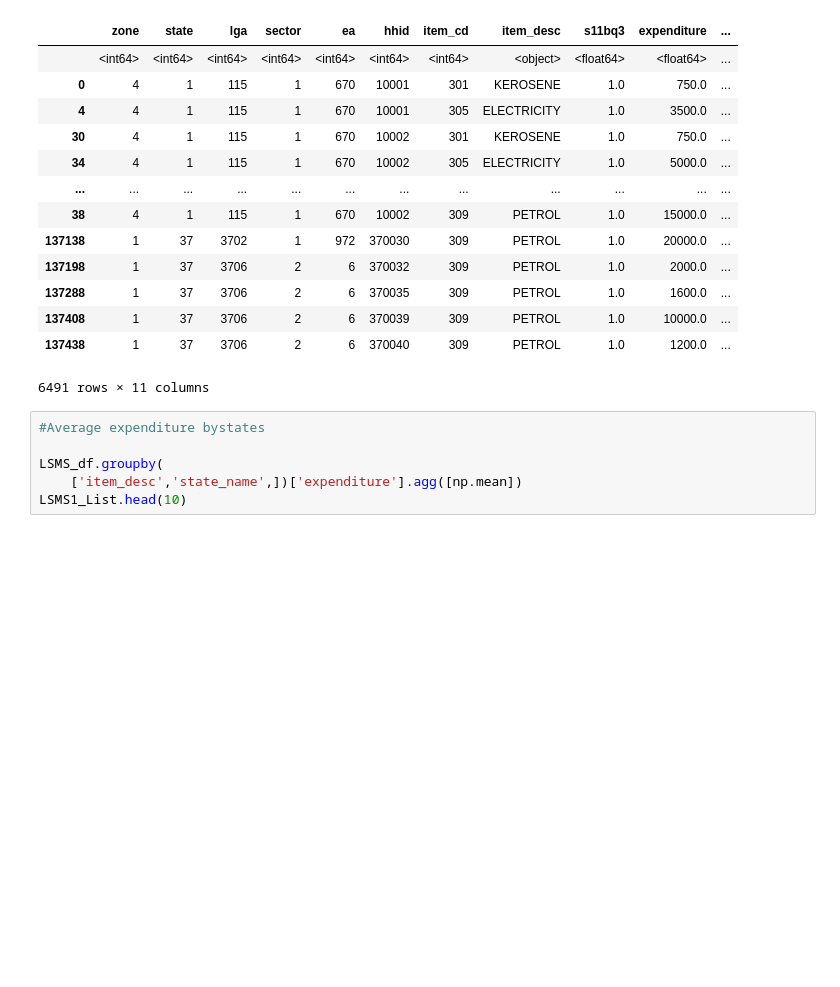
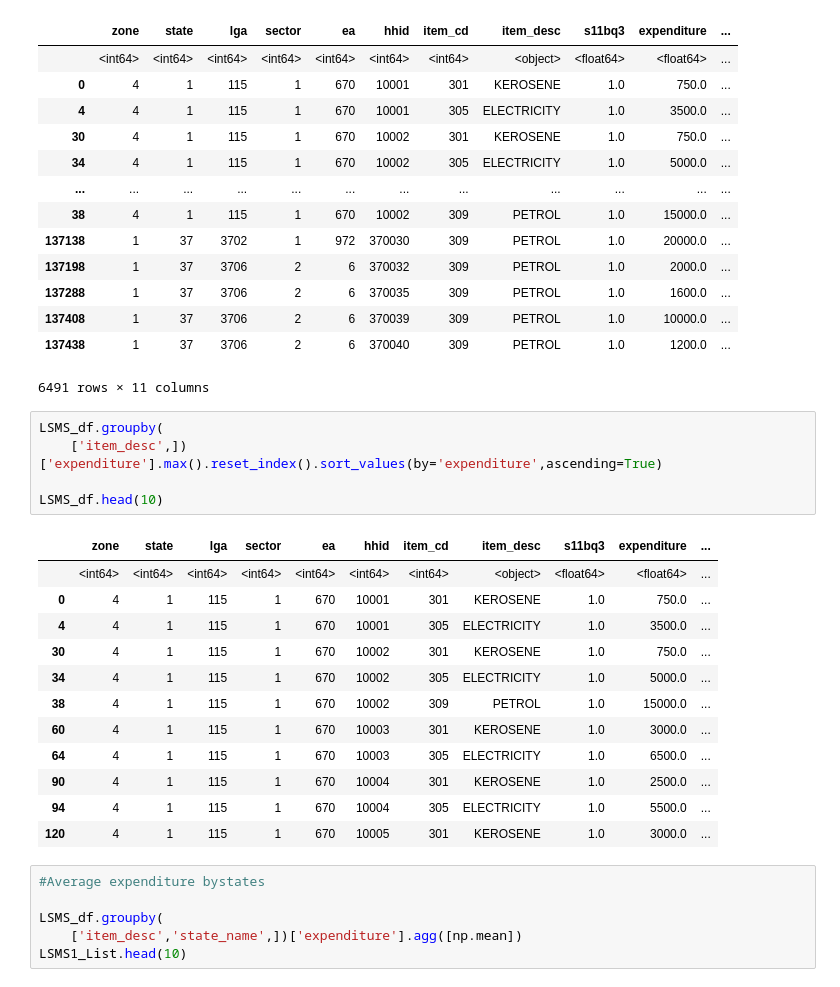
Before and after one commit to FlaviaMasese/Practice-Dash, a Jupyter notebook: Dash practice file.ipynb, the cells around one changed output. Cells and saved outputs as stored; diff of their text form; blank space fills up the shorter version.

```diff
--- a/Dash practice file.ipynb
+++ b/Dash practice file.ipynb
@@ -172,6 +208,24 @@ In a future version of pandas all arguments of Series.drop except for the argume
 | 137408 | 1 | 37 | 3706 | 2 | 6 | 370039 | 309 | PETROL | 1.0 | 10000.0 | ... |
 | 137438 | 1 | 37 | 3706 | 2 | 6 | 370040 | 309 | PETROL | 1.0 | 1200.0 | ... |
 6491 rows × 11 columns
+# %%
+LSMS_df.groupby(
+    ['item_desc',])['expenditure'].max().reset_index().sort_values(by='expenditure',ascending=True)
+
+LSMS_df.head(10)
+# %% [output]
+|  | zone | state | lga | sector | ea | hhid | item_cd | item_desc | s11bq3 | expenditure | ... |
+|  | <int64> | <int64> | <int64> | <int64> | <int64> | <int64> | <int64> | <object> | <float64> | <float64> | ... |
+| 0 | 4 | 1 | 115 | 1 | 670 | 10001 | 301 | KEROSENE | 1.0 | 750.0 | ... |
+| 4 | 4 | 1 | 115 | 1 | 670 | 10001 | 305 | ELECTRICITY | 1.0 | 3500.0 | ... |
+| 30 | 4 | 1 | 115 | 1 | 670 | 10002 | 301 | KEROSENE | 1.0 | 750.0 | ... |
+| 34 | 4 | 1 | 115 | 1 | 670 | 10002 | 305 | ELECTRICITY | 1.0 | 5000.0 | ... |
+| 38 | 4 | 1 | 115 | 1 | 670 | 10002 | 309 | PETROL | 1.0 | 15000.0 | ... |
+| 60 | 4 | 1 | 115 | 1 | 670 | 10003 | 301 | KEROSENE | 1.0 | 3000.0 | ... |
+| 64 | 4 | 1 | 115 | 1 | 670 | 10003 | 305 | ELECTRICITY | 1.0 | 6500.0 | ... |
+| 90 | 4 | 1 | 115 | 1 | 670 | 10004 | 301 | KEROSENE | 1.0 | 2500.0 | ... |
+| 94 | 4 | 1 | 115 | 1 | 670 | 10004 | 305 | ELECTRICITY | 1.0 | 5500.0 | ... |
+| 120 | 4 | 1 | 115 | 1 | 670 | 10005 | 301 | KEROSENE | 1.0 | 3000.0 | ... |
 # %%
 #Average expenditure bystates
 
```
Also changed, not shown: parts of 5 cells of this notebook, 1 other file.
